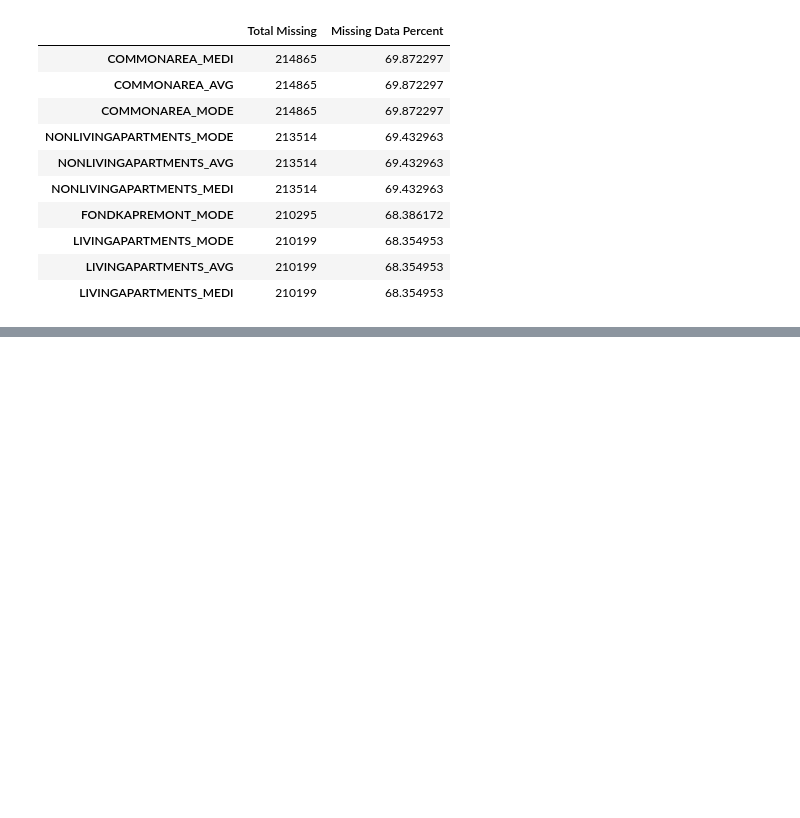
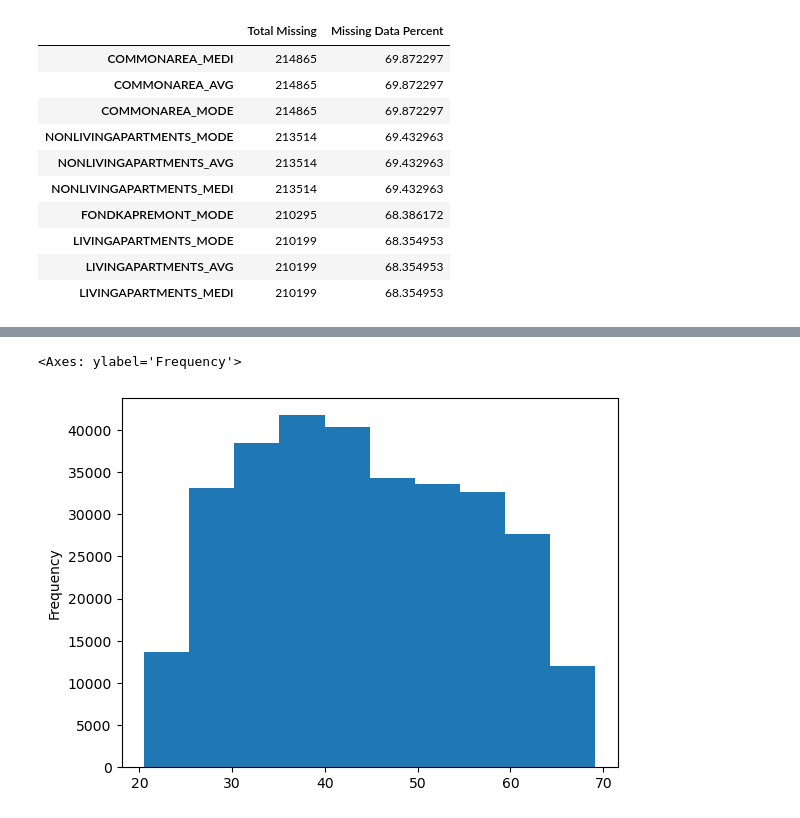
Before and after one commit to khaiwalVikrant/ai_ml_practice, a Jupyter notebook: bank_loan_eda/loan-application-eda.ipynb, the cells around one changed output, grey strips where cells are left out. Saved outputs shown, nothing was run; the diff lists cells and outputs as text; code cells hidden in the pictures; blank space fills up the shorter version.

```diff
--- a/bank_loan_eda/loan-application-eda.ipynb
+++ b/bank_loan_eda/loan-application-eda.ipynb
@@ -110,0 +234,5 @@ missing_data(previous_application_data).head(10)
+# %%
+(application_data['DAYS_BIRTH']/-365).plot.hist()
+# %% [output]
+<Axes: ylabel='Frequency'>
+[figure, added]
```
Also changed, not shown: parts of 38 cells of this notebook.
